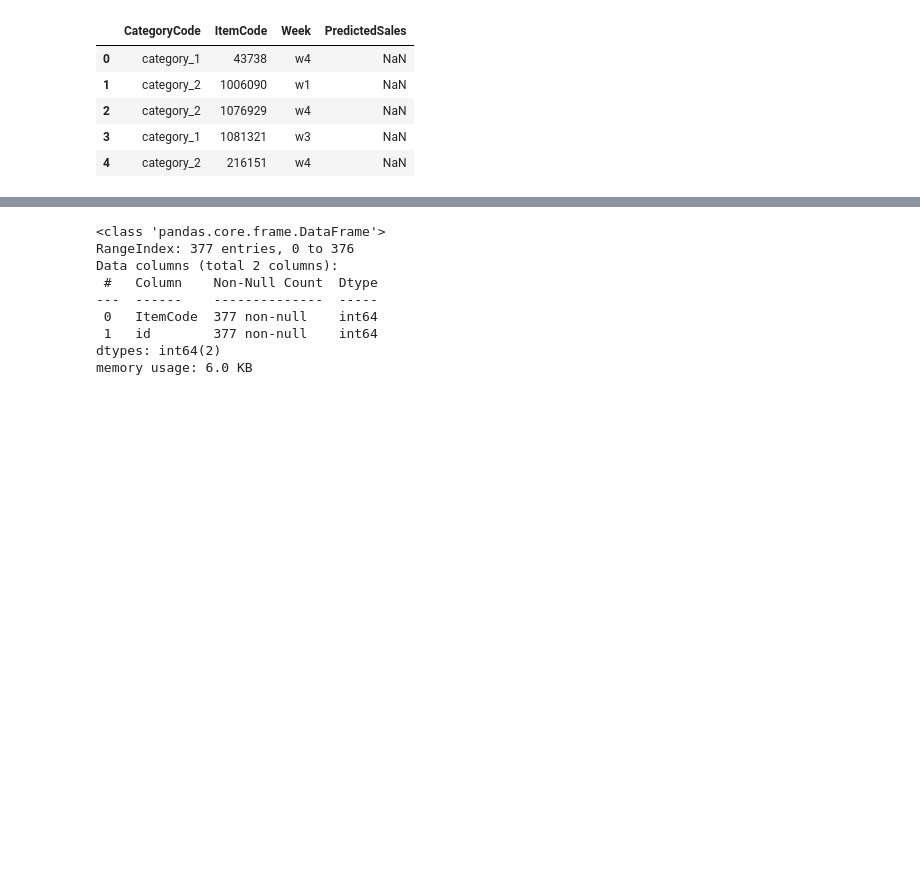
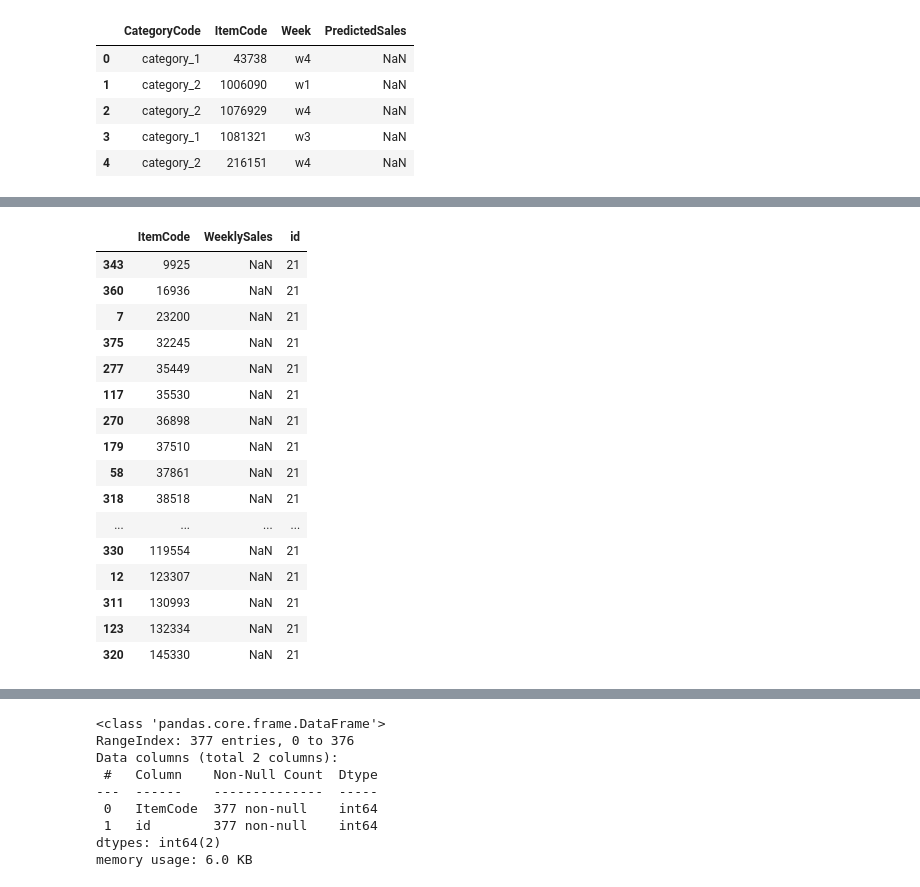
Before and after one commit to Vaseekaran-V/Datastorm-3, a Jupyter notebook: Day1/Time_series_workings_V.ipynb, the cells around one changed output, grey strips where cells are left out. Drawn from its saved outputs; the diff is of its cells as text; code cells hidden in the pictures; blank space fills up the shorter version.

```diff
--- a/Day1/Time_series_workings_V.ipynb
+++ b/Day1/Time_series_workings_V.ipynb
@@ -199,0 +304,22 @@ test_data.head()
+# %%
+test_data.sort_values(by = ['id','ItemCode'], inplace = True)
+# %%
+test_data.head(30)
+# %% [output]
+|  | ItemCode | WeeklySales | id |
+| 343 | 9925 | NaN | 21 |
+| 360 | 16936 | NaN | 21 |
+| 7 | 23200 | NaN | 21 |
+| 375 | 32245 | NaN | 21 |
+| 277 | 35449 | NaN | 21 |
+| 117 | 35530 | NaN | 21 |
+| 270 | 36898 | NaN | 21 |
+| 179 | 37510 | NaN | 21 |
+| 58 | 37861 | NaN | 21 |
+| 318 | 38518 | NaN | 21 |
+| ... | ... | ... | ... |
+| 330 | 119554 | NaN | 21 |
+| 12 | 123307 | NaN | 21 |
+| 311 | 130993 | NaN | 21 |
+| 123 | 132334 | NaN | 21 |
+| 320 | 145330 | NaN | 21 |
```
Also changed, not shown: parts of 21 cells of this notebook, 4 other files.
